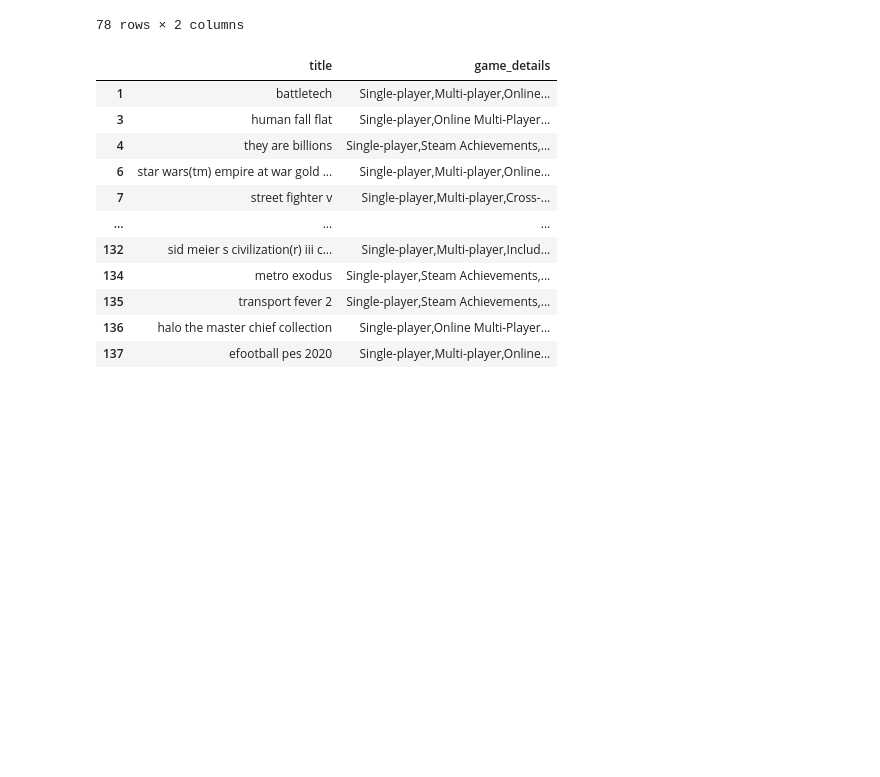
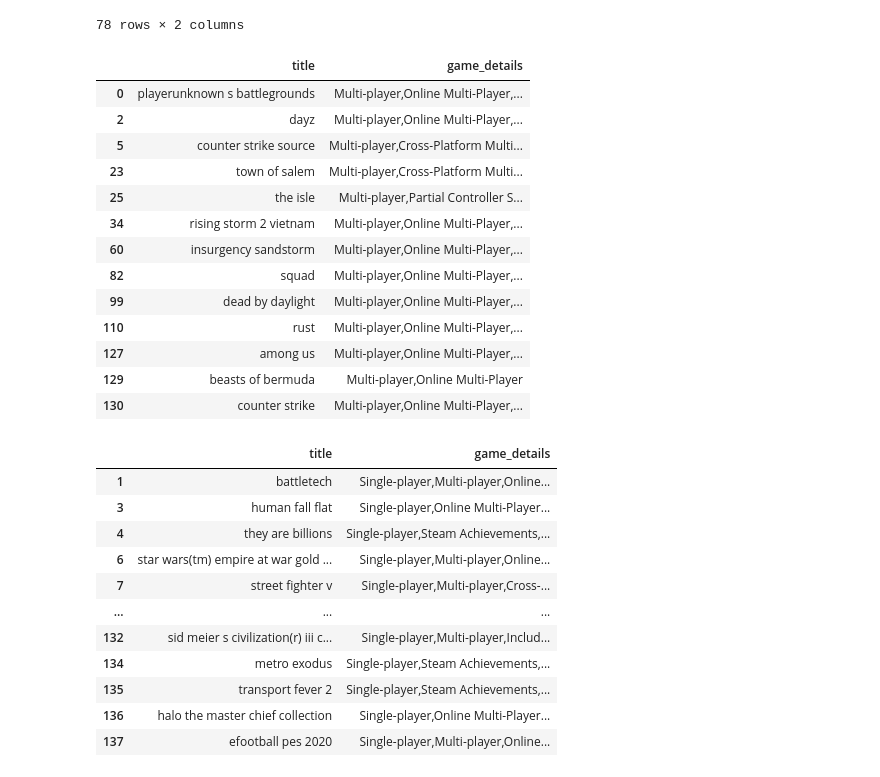
Before and after one commit to pyaepyaelily/videoGame, a Jupyter notebook: Mutli_Single_Justin.ipynb, the cells around one changed output. Cells and saved outputs as stored; diff of their text form; code cells hidden in the pictures; blank space fills up the shorter version.

```diff
--- a/Mutli_Single_Final.ipynb
+++ b/Mutli_Single_Justin.ipynb
@@ -133,4 +147,23 @@ multi
 | 132 | sid meier s civilization(r) iii c... | Single-player,Multi-player,Includ... |
 | 137 | efootball pes 2020 | Single-player,Multi-player,Online... |
 78 rows × 2 columns
+# %%
+# Solely multiplayer games
+only_multi = multi[~multi.game_details.str.contains("Single-player")]
+only_multi
+# %% [output]
+|  | title | game_details |
+| 0 | playerunknown s battlegrounds | Multi-player,Online Multi-Player,... |
+| 2 | dayz | Multi-player,Online Multi-Player,... |
+| 5 | counter strike source | Multi-player,Cross-Platform Multi... |
+| 23 | town of salem | Multi-player,Cross-Platform Multi... |
+| 25 | the isle | Multi-player,Partial Controller S... |
+| 34 | rising storm 2 vietnam | Multi-player,Online Multi-Player,... |
+| 60 | insurgency sandstorm | Multi-player,Online Multi-Player,... |
+| 82 | squad | Multi-player,Online Multi-Player,... |
+| 99 | dead by daylight | Multi-player,Online Multi-Player,... |
+| 110 | rust | Multi-player,Online Multi-Player,... |
+| 127 | among us | Multi-player,Online Multi-Player,... |
+| 129 | beasts of bermuda | Multi-player,Online Multi-Player |
+| 130 | counter strike | Multi-player,Online Multi-Player,... |
 # %%
```
Also changed, not shown: parts of 15 cells of this notebook, 1 other file.
